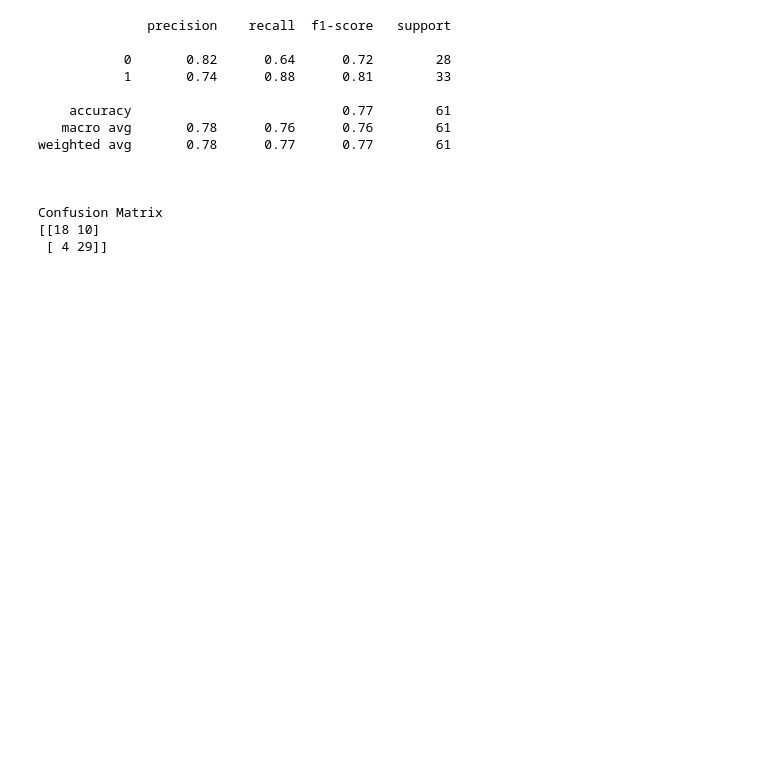
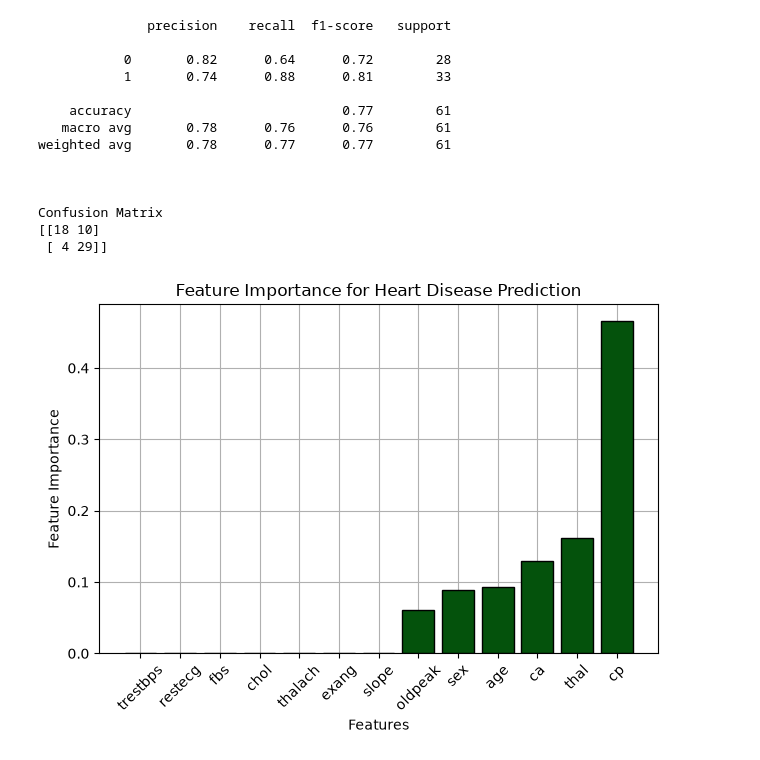
Before and after one commit to Lang-Shin/applied-ml-pipelines, a Jupyter notebook: DecisionTrees/Practice1/heart_disease_prediction.ipynb, the cells around one changed output. Saved outputs shown, nothing was run; the diff lists cells and outputs as text; code cells hidden in the pictures; blank space fills up the shorter version.

Commit message:
Practice1 -- Heart Disease Prediction -- Init Done

```diff
--- a/DecisionTrees/Practice1/heart_disease_prediction.ipynb
+++ b/DecisionTrees/Practice1/heart_disease_prediction.ipynb
@@ -130,3 +130,24 @@ weighted avg       0.78      0.77      0.77        61
 Confusion Matrix
 [[18 10]
  [ 4 29]]
+# %%
+import matplotlib.pyplot as plt
+
+
+importances = pd.Series(
+    grid_search.best_estimator_.feature_importances_,
+    index=X.columns,
+).sort_values()
+
+plt.bar(importances.index, importances.values, color="#04520C", edgecolor="#000000")
+plt.xlabel("Features")
+plt.ylabel("Feature Importance")
+plt.xticks(rotation=45)
+plt.grid(True)
+plt.gca().set_axisbelow(True)
+plt.title("Feature Importance for Heart Disease Prediction")
+
+plt.tight_layout()
+plt.show()
+# %% [output]
+[figure, added]
```
